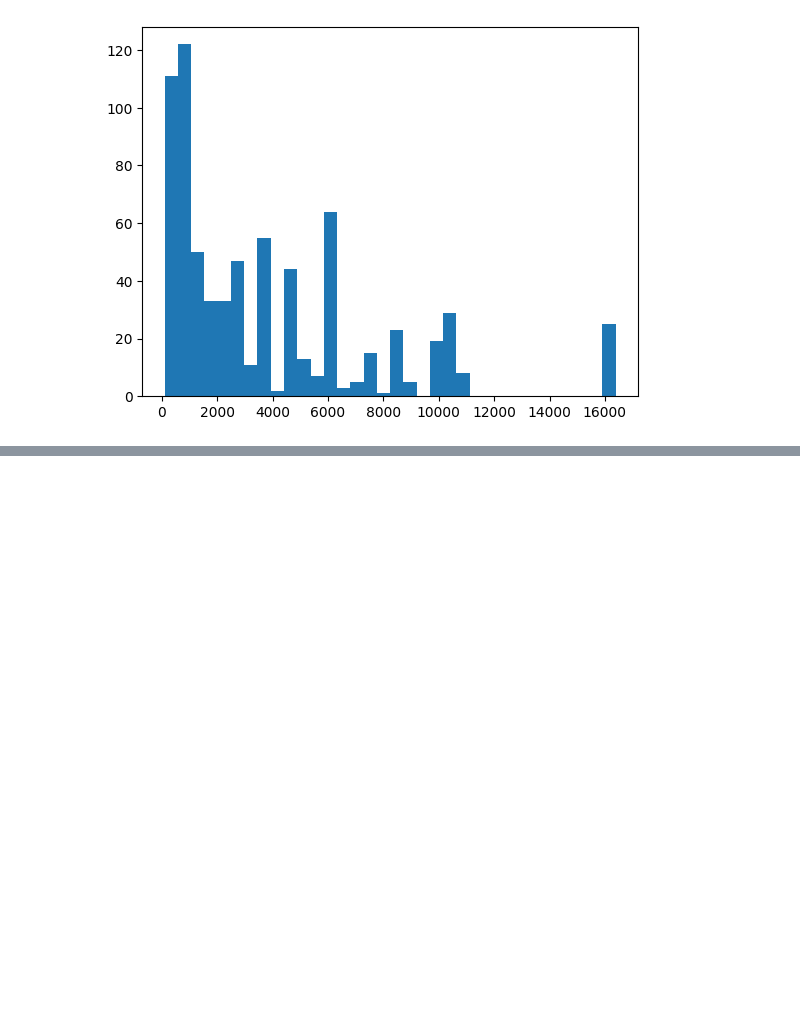
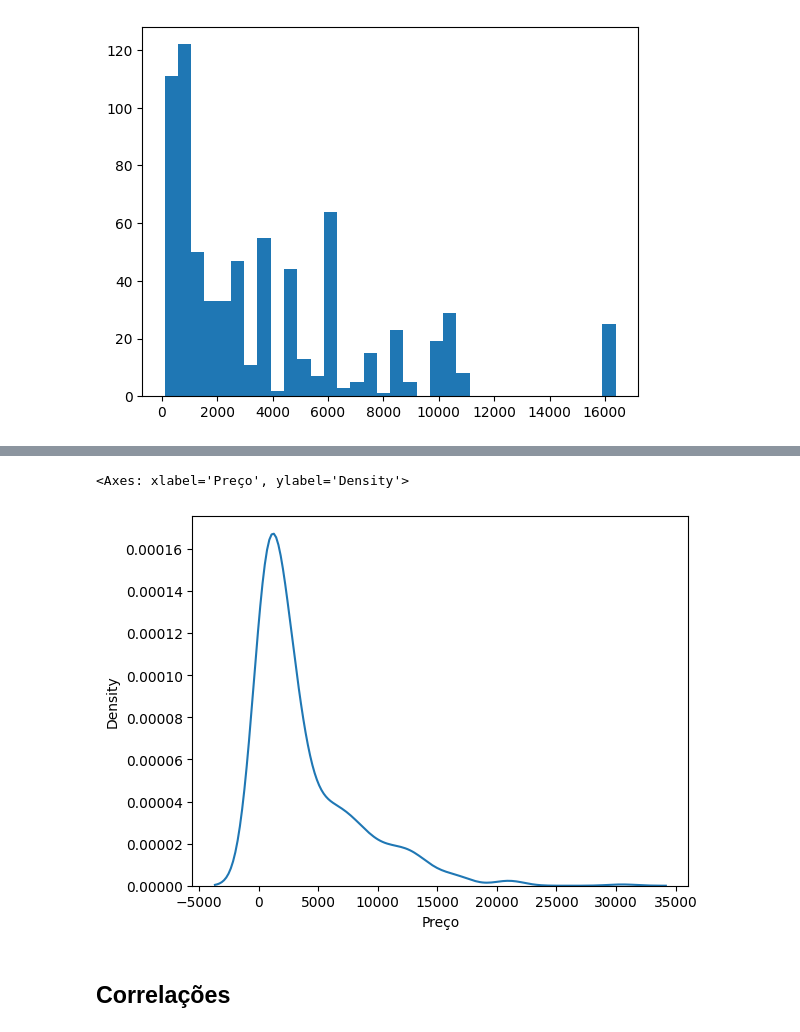
Before and after one commit to GustavoValenca/DataScience-Placas-de-Video, a Jupyter notebook: Análise Exploratória dos Dados/analysis.ipynb, the cells around one changed output, grey strips where cells are left out. Cells and saved outputs as stored; diff of their text form; code cells hidden in the pictures; blank space fills up the shorter version.

```diff
--- a/Análise Exploratória dos Dados/analysis.ipynb
+++ b/Análise Exploratória dos Dados/analysis.ipynb
@@ -296,0 +327,9 @@ plt.show()
+# %%
+price = df['Preço']
+price = price.dropna()
+sns.kdeplot(price)
+# %% [output]
+<Axes: xlabel='Preço', ylabel='Density'>
+[figure, added]
+# %% [markdown]
+## Correlações
```
Also changed, not shown: parts of 11 cells of this notebook.
